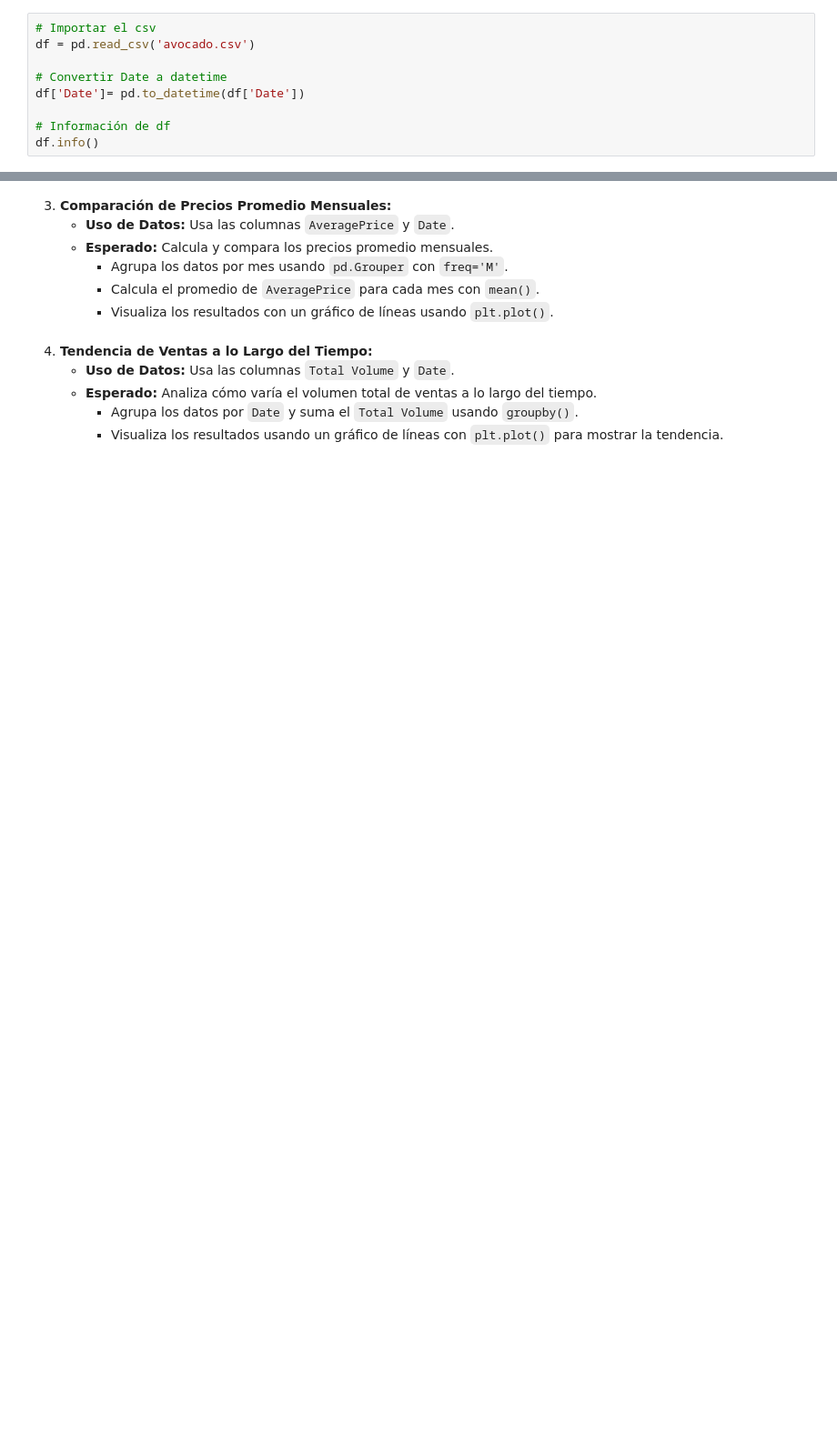
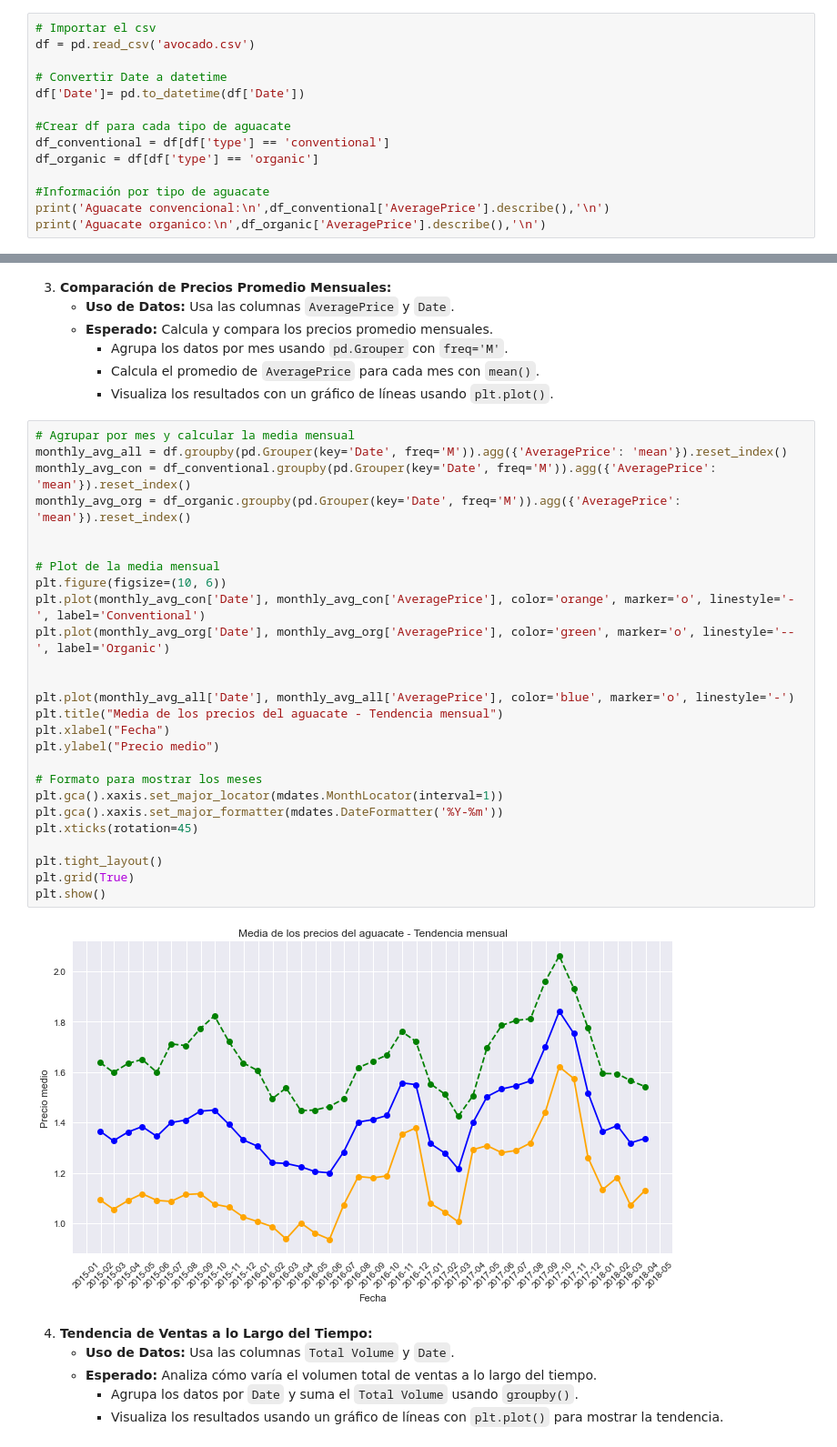
Before and after one commit to Julix4/avocado_project, a Jupyter notebook: proyecto_markdown.ipynb, the cells around one changed output, grey strips where cells are left out. Shown at 91% size. Drawn from its saved outputs; the diff is of its cells as text; blank space fills up the shorter version.

```diff
--- a/proyecto_markdown.ipynb
+++ b/proyecto_markdown.ipynb
@@ -22,6 +23,11 @@ df = pd.read_csv('avocado.csv')
 # Convertir Date a datetime
 df['Date']= pd.to_datetime(df['Date'])
 
-# Información de df
-df.info()
+#Crear df para cada tipo de aguacate
+df_conventional = df[df['type'] == 'conventional']
+df_organic = df[df['type'] == 'organic']
+
+#Información por tipo de aguacate
+print('Aguacate convencional:\n',df_conventional['AveragePrice'].describe(),'\n')
+print('Aguacate organico:\n',df_organic['AveragePrice'].describe(),'\n')
 # %% [output]
@@ -74,6 +149,34 @@ Las series temporales relacionadas con el precio:
      - Agrupa los datos por mes usando `pd.Grouper` con `freq='M'`.
      - Calcula el promedio de `AveragePrice` para cada mes con `mean()`.
      - Visualiza los resultados con un gráfico de líneas usando `plt.plot()`.
+# %%
+# Agrupar por mes y calcular la media mensual
+monthly_avg_all = df.groupby(pd.Grouper(key='Date', freq='M')).agg({'AveragePrice': 'mean'}).reset_index()
+monthly_avg_con = df_conventional.groupby(pd.Grouper(key='Date', freq='M')).agg({'AveragePrice': 'mean'}).reset_index()
+monthly_avg_org = df_organic.groupby(pd.Grouper(key='Date', freq='M')).agg({'AveragePrice': 'mean'}).reset_index()
+
+
+# Plot de la media mensual
+plt.figure(figsize=(10, 6))
+plt.plot(monthly_avg_con['Date'], monthly_avg_con['AveragePrice'], color='orange', marker='o', linestyle='-', label='Conventional')
+plt.plot(monthly_avg_org['Date'], monthly_avg_org['AveragePrice'], color='green', marker='o', linestyle='--', label='Organic')
+
+
+plt.plot(monthly_avg_all['Date'], monthly_avg_all['AveragePrice'], color='blue', marker='o', linestyle='-')
+plt.title("Media de los precios del aguacate - Tendencia mensual")
+plt.xlabel("Fecha")
+plt.ylabel("Precio medio")
+
+# Formato para mostrar los meses
+plt.gca().xaxis.set_major_locator(mdates.MonthLocator(interval=1))
+plt.gca().xaxis.set_major_formatter(mdates.DateFormatter('%Y-%m'))
+plt.xticks(rotation=45)
+
+plt.tight_layout()
+plt.grid(True)
+plt.show()
+# %% [output]
+[figure, added]
 # %% [markdown]
 4. **Tendencia de Ventas a lo Largo del Tiempo:**
    - **Uso de Datos:** Usa las columnas `Total Volume` y `Date`.
```
Also changed, not shown: parts of 11 cells of this notebook, 1 other file.
